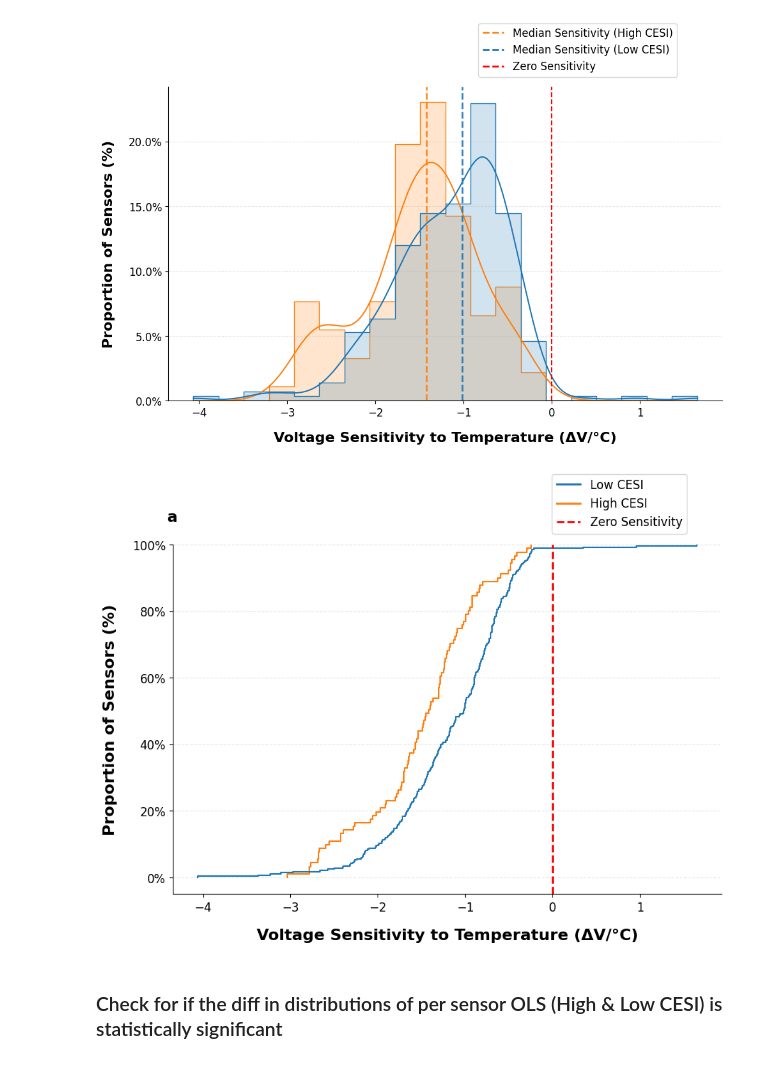
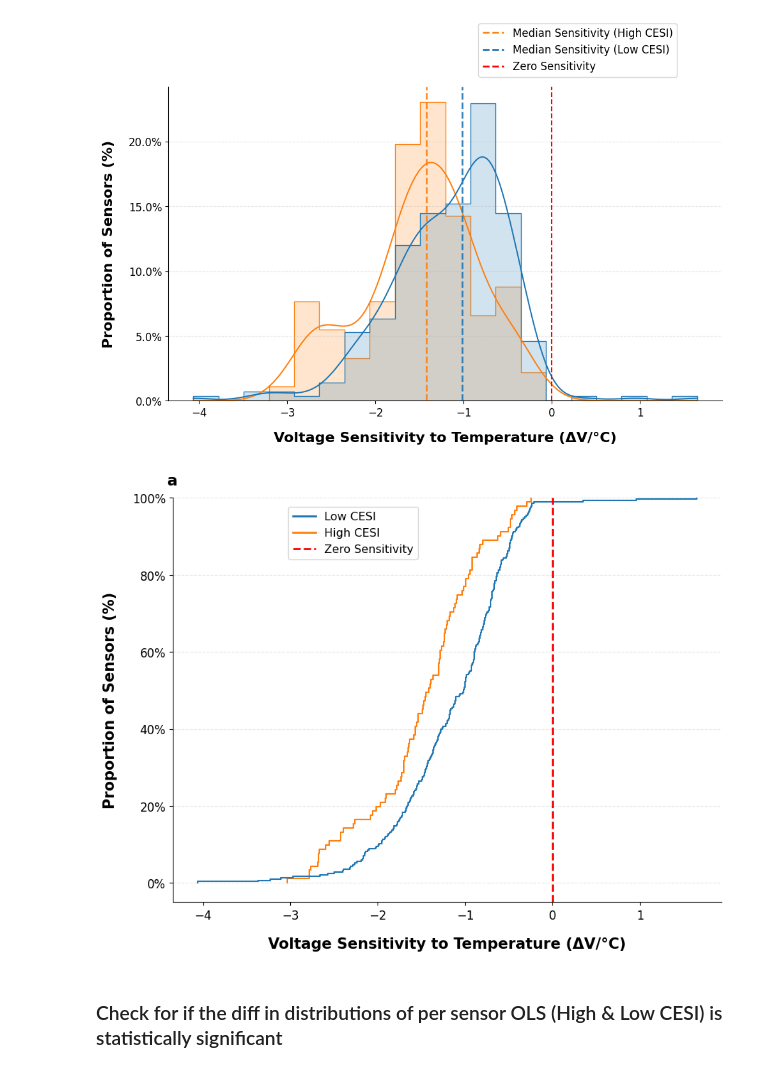
Before and after one commit to KaytheDee/pqr_extreme_weather_analysis, a Jupyter notebook: notebooks/_00_OLS_Undervoltage_Temperature_hrly_from_cluster.ipynb, the cells around one changed output. Saved outputs shown, nothing was run; the diff lists cells and outputs as text; code cells hidden in the pictures.

```diff
--- a/notebooks/_00_OLS_Undervoltage_Temperature_hrly_from_cluster.ipynb
+++ b/notebooks/_00_OLS_Undervoltage_Temperature_hrly_from_cluster.ipynb
@@ -4935,14 +4937,14 @@ def plot_temp_coef_cdf_by_cesi(
     # -------------------
     ax.set_xlabel(
         'Voltage Sensitivity to Temperature (ΔV/°C)',
-        fontsize=16,
+        fontsize=15,
         labelpad=15,
         fontweight='bold'
     )
 
     ax.set_ylabel(
         'Proportion of Sensors (%)',
-        fontsize=16,
+        fontsize=15,
         labelpad=15,
         fontweight='bold'
     )
@@ -5010,7 +5012,7 @@ def plot_temp_coef_cdf_by_cesi(
 
     ax.legend(
         handles=legend_handles,
-        fontsize=12,
+        fontsize=11.5,
         frameon=True,
         loc=legend_loc,
         bbox_to_anchor=legend_bbox
@@ -5048,30 +5050,30 @@ def plot_temp_coef_cdf_by_cesi(
 # %%
 cesi_cdf_ax = plot_temp_coef_cdf_by_cesi(
     temp_sig_df,
     figsize=(9, 7),
 
     # Panel label
     panel_label='a',
     panel_label_x=-0.01,
-    panel_label_y=1.10,
+    panel_label_y=1.06,
     panel_label_fontsize=16,
 
     ylim=(-0.05, 1),
 
     cesi_label_map={
         'Low': 'Low CESI',
         'High': 'High CESI'
     },
 
     legend_loc='upper left',
-    legend_bbox=(0.68, 1.22),
+    legend_bbox=(0.20, 0.992),
 
     zero_line_label='Zero Sensitivity',
 
     save_path=PLOTS_DIR / 'sensor_voltage_cesi_cdfs.png'
 )
 # %% [output]
-[figure, old version]
+[figure, new version]
 # %%
 # temp_sig_df[['coef_Temp', 'cesi_level']].groupby('cesi_level')[['coef_Temp']].describe()
 # %%
```
Also changed, not shown: parts of 4 cells of this notebook, 7 other files.
